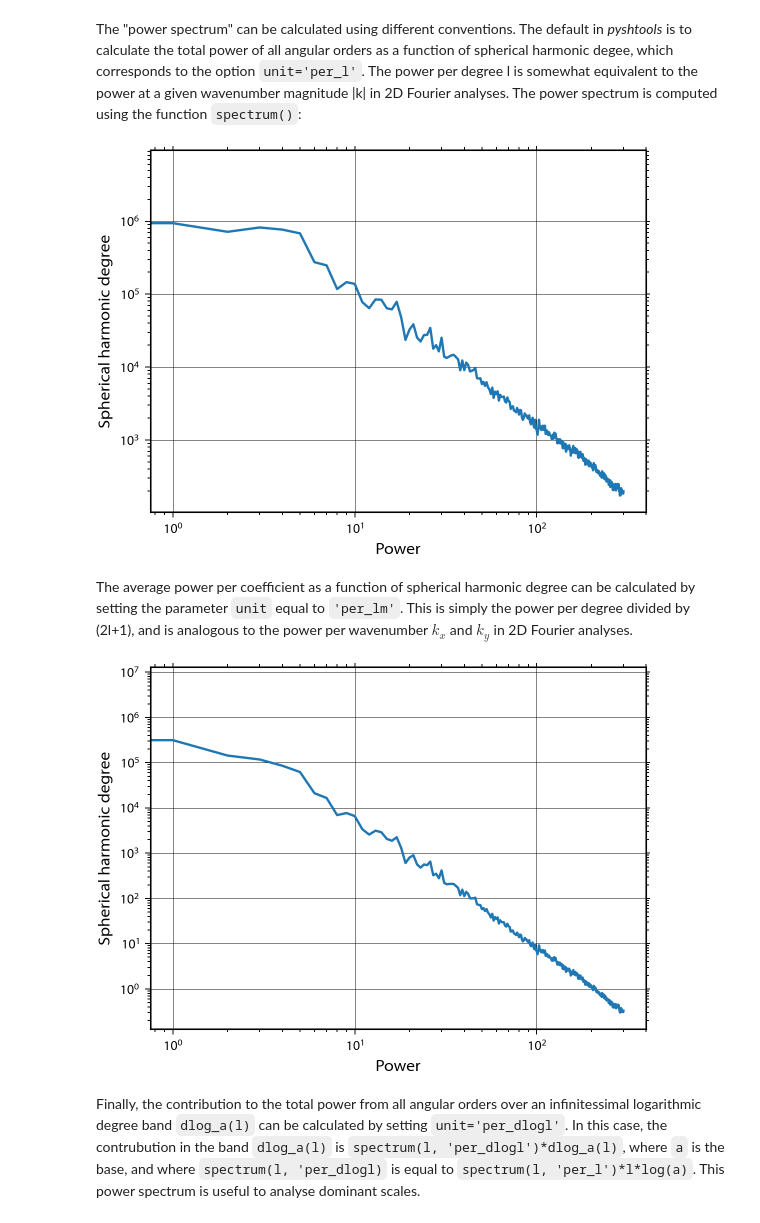
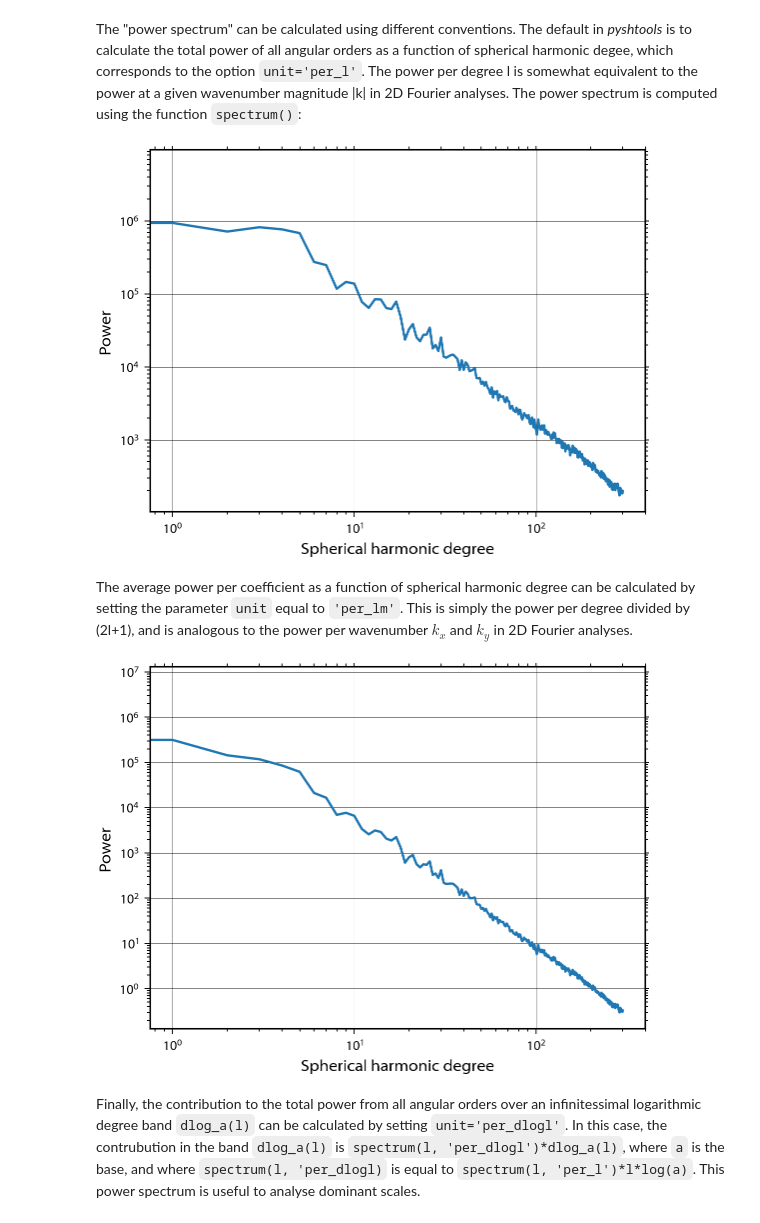
Before and after one commit to SHTOOLS/SHTOOLS, a Jupyter notebook: examples/notebooks/tutorial_1.ipynb, the cells around one changed output. Drawn from its saved outputs; the diff is of its cells as text; code cells hidden in the pictures.

```diff
--- a/examples/notebooks/tutorial_1.ipynb
+++ b/examples/notebooks/tutorial_1.ipynb
@@ -37,13 +37,13 @@ The "power spectrum" can be calculated using different conventions. The default
 # %%
 power_per_l = pyshtools.spectralanalysis.spectrum(coeffs)
 degrees = np.arange(coeffs.shape[1])
 
 fig, ax = plt.subplots(1, 1)
 ax.plot(degrees, power_per_l)
-ax.set(yscale='log', xscale='log', xlabel='Power', ylabel='Spherical harmonic degree')
+ax.set(yscale='log', xscale='log', xlabel='Spherical harmonic degree', ylabel='Power')
 ax.grid()
 # %% [output]
-[figure, old version]
+[figure, new version]
 # %% [markdown]
 The average power per coefficient as a function of spherical harmonic degree can be calculated by setting the parameter `unit` equal to `'per_lm'`. This is simply the power per degree divided by (2l+1), and is analogous to the power per wavenumber $k_x$ and $k_y$ in 2D Fourier analyses.
 # %%
@@ -51,10 +51,10 @@ power_per_lm = pyshtools.spectralanalysis.spectrum(coeffs, unit='per_lm')
 
 fig, ax = plt.subplots(1, 1)
 ax.plot(degrees, power_per_lm)
-ax.set(xscale='log', yscale='log', xlabel='Power', ylabel='Spherical harmonic degree')
+ax.set(xscale='log', yscale='log', xlabel='Spherical harmonic degree', ylabel='Power')
 ax.grid()
 # %% [output]
-[figure, old version]
+[figure, new version]
 # %% [markdown]
 Finally, the contribution to the total power from all angular orders over an infinitessimal logarithmic degree band `dlog_a(l)` can be calculated by setting `unit='per_dlogl'`. In this case, the contrubution in the band
 `dlog_a(l)` is `spectrum(l, 'per_dlogl')*dlog_a(l)`, where `a` is the base, and where `spectrum(l, 'per_dlogl)` is equal to `spectrum(l, 'per_l')*l*log(a)`. This power spectrum is useful to analyse dominant scales.
```
